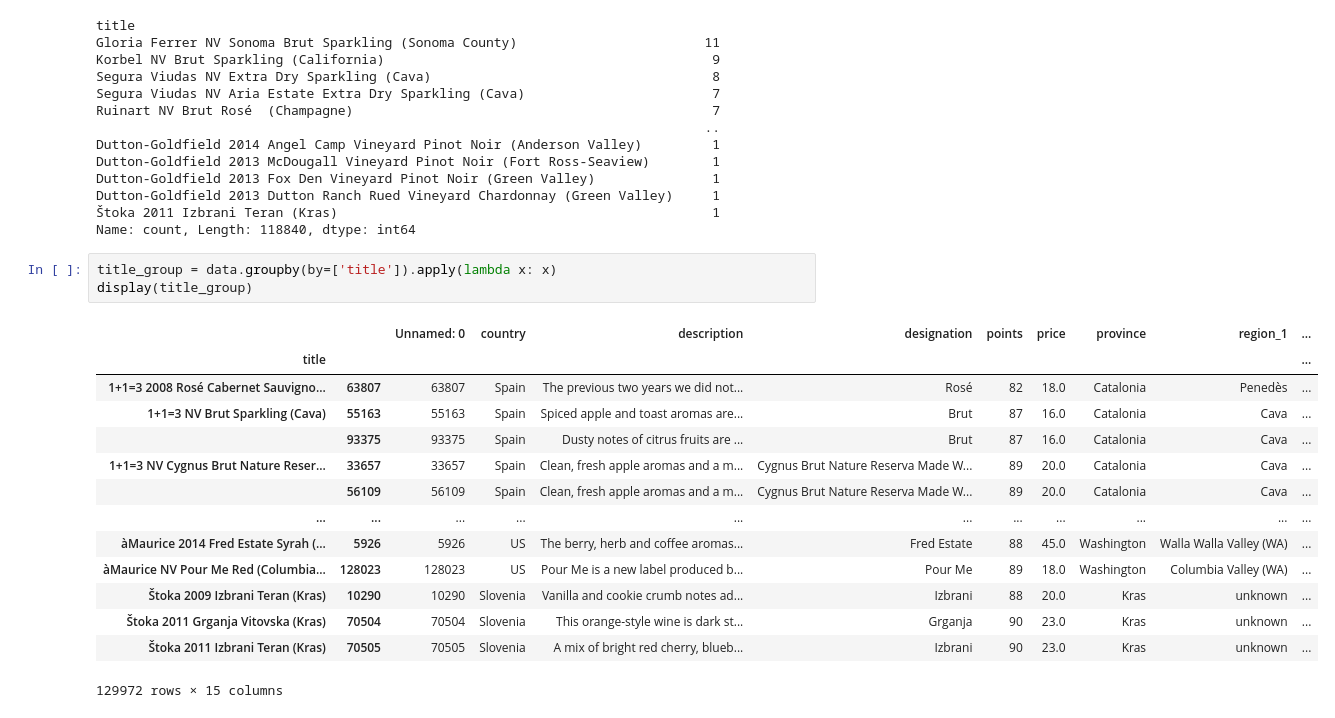
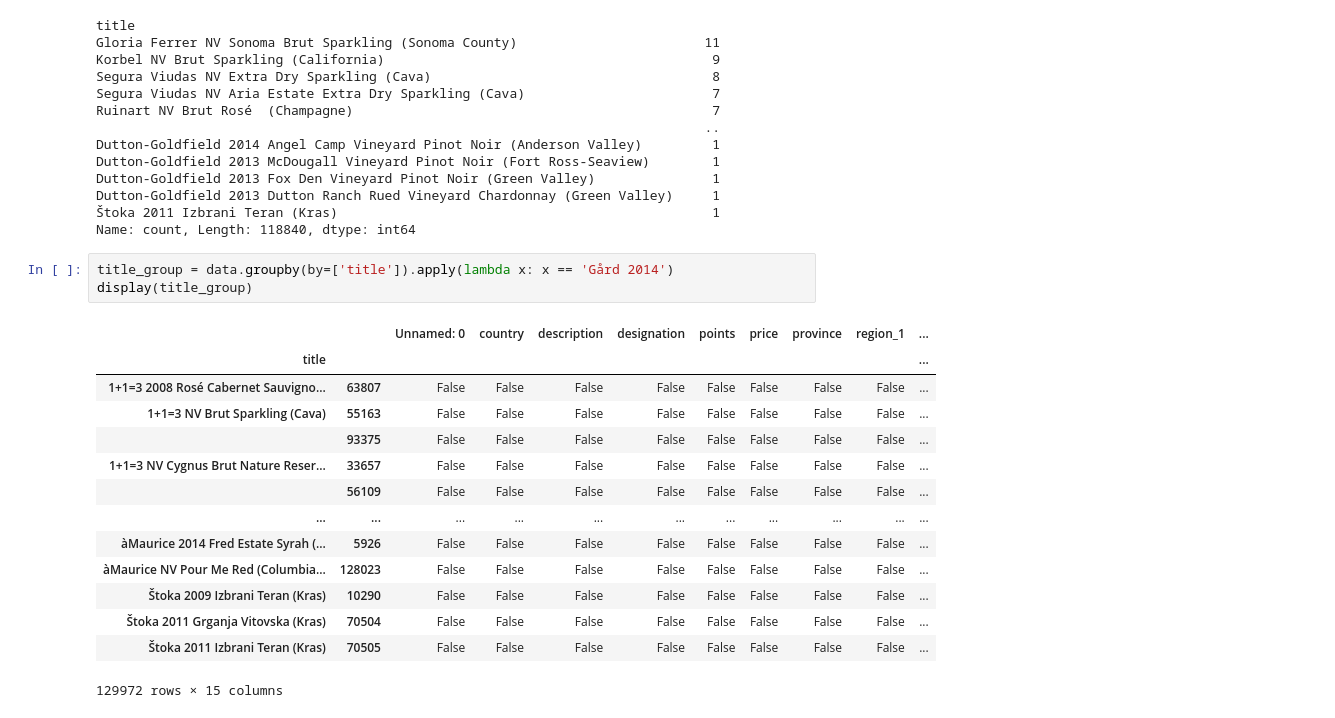
Before and after one commit to ivajazz/EDA_3, a Jupyter notebook: EDA_3_2.ipynb, the cells around one changed output. Drawn from its saved outputs; the diff is of its cells as text.

```diff
--- a/EDA_3_2.ipynb
+++ b/EDA_3_2.ipynb
@@ -81,20 +81,20 @@ Dutton-Goldfield 2013 Dutton Ranch Rued Vineyard Chardonnay (Green Valley)     1
 Štoka 2011 Izbrani Teran (Kras)                                                1
 Name: count, Length: 118840, dtype: int64
 # %%
-title_group = data.groupby(by=['title']).apply(lambda x: x)
+title_group = data.groupby(by=['title']).apply(lambda x: x == 'Gård 2014')
 display(title_group)
 # %% [output]
 |  |  | Unnamed: 0 | country | description | designation | points | price | province | region_1 | ... |
 | title |  |  |  |  |  |  |  |  |  | ... |
-| 1+1=3 2008 Rosé Cabernet Sauvigno... | 63807 | 63807 | Spain | The previous two years we did not... | Rosé | 82 | 18.0 | Catalonia | Penedès | ... |
-| 1+1=3 NV Brut Sparkling (Cava) | 55163 | 55163 | Spain | Spiced apple and toast aromas are... | Brut | 87 | 16.0 | Catalonia | Cava | ... |
-|  | 93375 | 93375 | Spain | Dusty notes of citrus fruits are ... | Brut | 87 | 16.0 | Catalonia | Cava | ... |
-| 1+1=3 NV Cygnus Brut Nature Reser... | 33657 | 33657 | Spain | Clean, fresh apple aromas and a m... | Cygnus Brut Nature Reserva Made W... | 89 | 20.0 | Catalonia | Cava | ... |
-|  | 56109 | 56109 | Spain | Clean, fresh apple aromas and a m... | Cygnus Brut Nature Reserva Made W... | 89 | 20.0 | Catalonia | Cava | ... |
+| 1+1=3 2008 Rosé Cabernet Sauvigno... | 63807 | False | False | False | False | False | False | False | False | ... |
+| 1+1=3 NV Brut Sparkling (Cava) | 55163 | False | False | False | False | False | False | False | False | ... |
+|  | 93375 | False | False | False | False | False | False | False | False | ... |
+| 1+1=3 NV Cygnus Brut Nature Reser... | 33657 | False | False | False | False | False | False | False | False | ... |
+|  | 56109 | False | False | False | False | False | False | False | False | ... |
 | ... | ... | ... | ... | ... | ... | ... | ... | ... | ... | ... |
-| àMaurice 2014 Fred Estate Syrah (... | 5926 | 5926 | US | The berry, herb and coffee aromas... | Fred Estate | 88 | 45.0 | Washington | Walla Walla Valley (WA) | ... |
-| àMaurice NV Pour Me Red (Columbia... | 128023 | 128023 | US | Pour Me is a new label produced b... | Pour Me | 89 | 18.0 | Washington | Columbia Valley (WA) | ... |
-| Štoka 2009 Izbrani Teran (Kras) | 10290 | 10290 | Slovenia | Vanilla and cookie crumb notes ad... | Izbrani | 88 | 20.0 | Kras | unknown | ... |
-| Štoka 2011 Grganja Vitovska (Kras) | 70504 | 70504 | Slovenia | This orange-style wine is dark st... | Grganja | 90 | 23.0 | Kras | unknown | ... |
-| Štoka 2011 Izbrani Teran (Kras) | 70505 | 70505 | Slovenia | A mix of bright red cherry, blueb... | Izbrani | 90 | 23.0 | Kras | unknown | ... |
+| àMaurice 2014 Fred Estate Syrah (... | 5926 | False | False | False | False | False | False | False | False | ... |
+| àMaurice NV Pour Me Red (Columbia... | 128023 | False | False | False | False | False | False | False | False | ... |
+| Štoka 2009 Izbrani Teran (Kras) | 10290 | False | False | False | False | False | False | False | False | ... |
+| Štoka 2011 Grganja Vitovska (Kras) | 70504 | False | False | False | False | False | False | False | False | ... |
+| Štoka 2011 Izbrani Teran (Kras) | 70505 | False | False | False | False | False | False | False | False | ... |
 129972 rows × 15 columns
```
